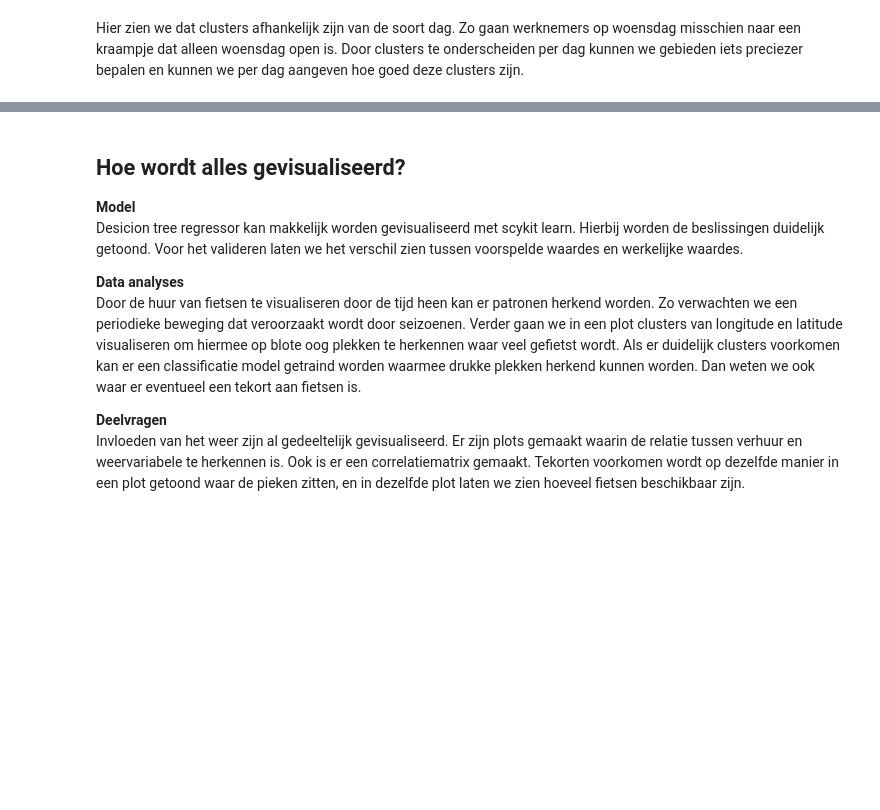
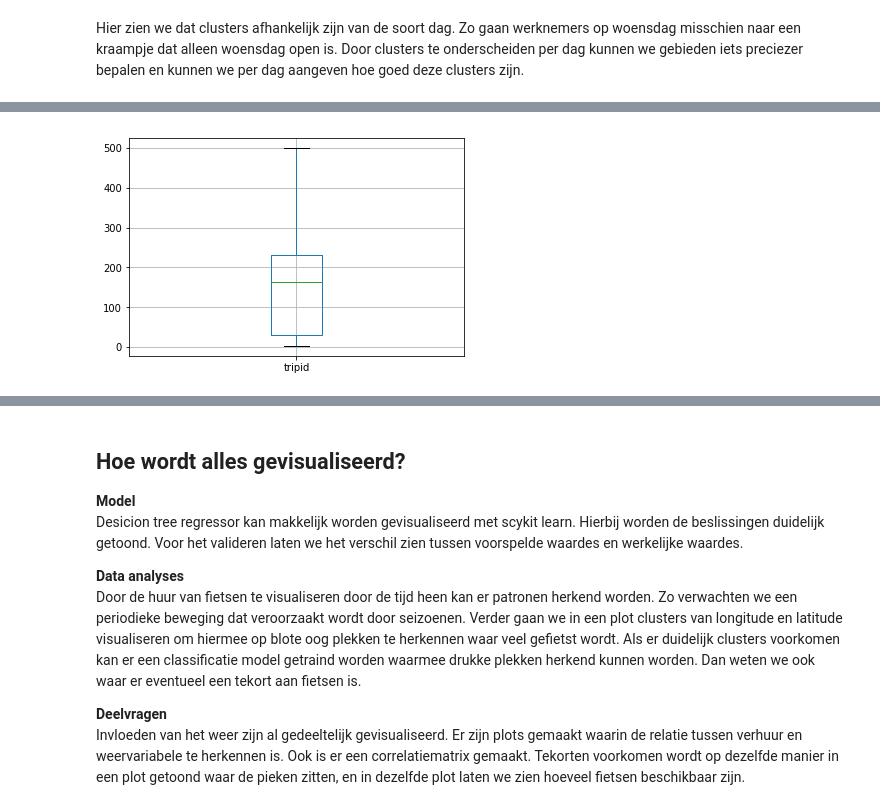
Before and after one commit to vlreinier/DIP, a Jupyter notebook: FlickBike.ipynb, the cells around one changed output, grey strips where cells are left out. Drawn from its saved outputs; the diff is of its cells as text; code cells hidden in the pictures; blank space fills up the shorter version.

```diff
--- a/FlickBike.ipynb
+++ b/FlickBike.ipynb
@@ -329,0 +341,4 @@ Daarnaast kan er ook naar hotspots gekeken worden. Als er een gemiddeld aantal g
+# %%
+boxplot = df_bikes_per_day.boxplot(column=['tripid'])
+# %% [output]
+[figure, added]
```
Also changed, not shown: parts of 9 cells of this notebook, 1 other file.
